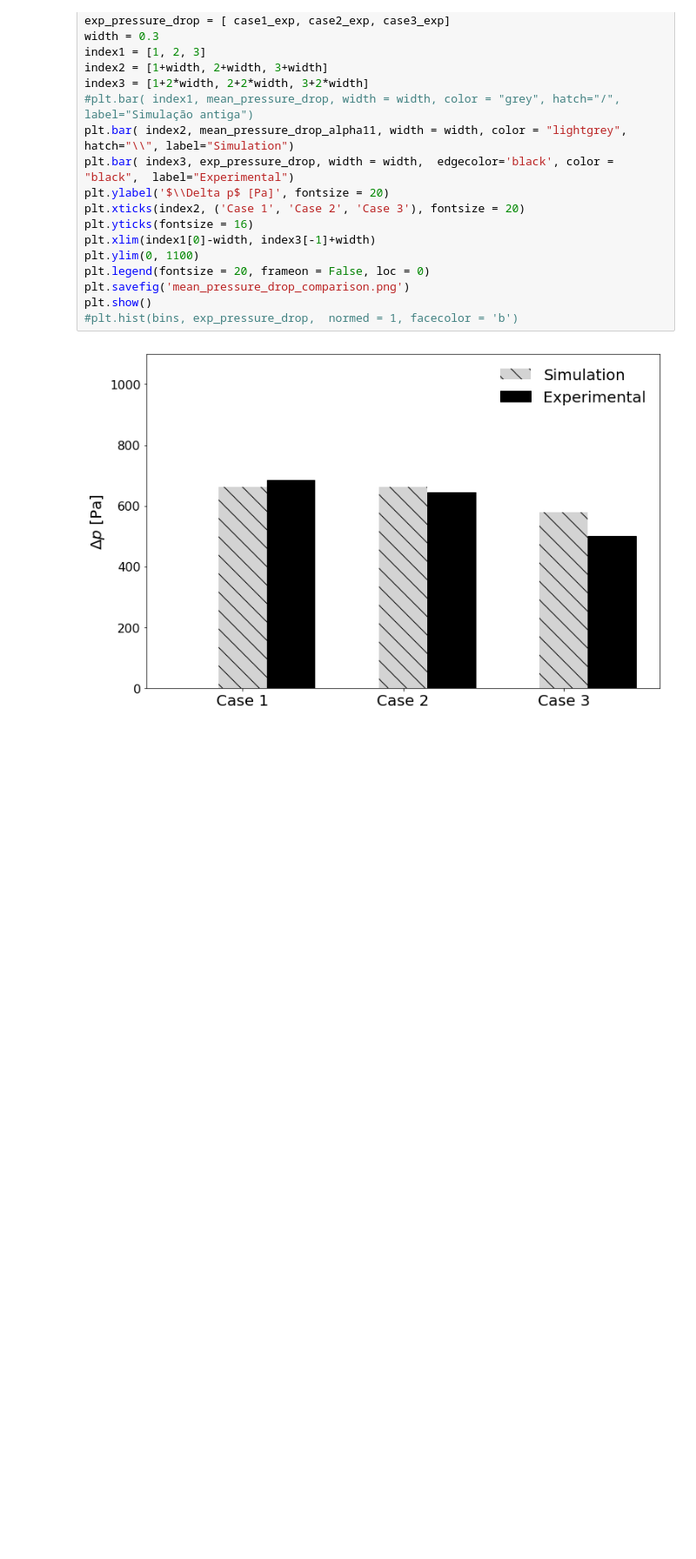
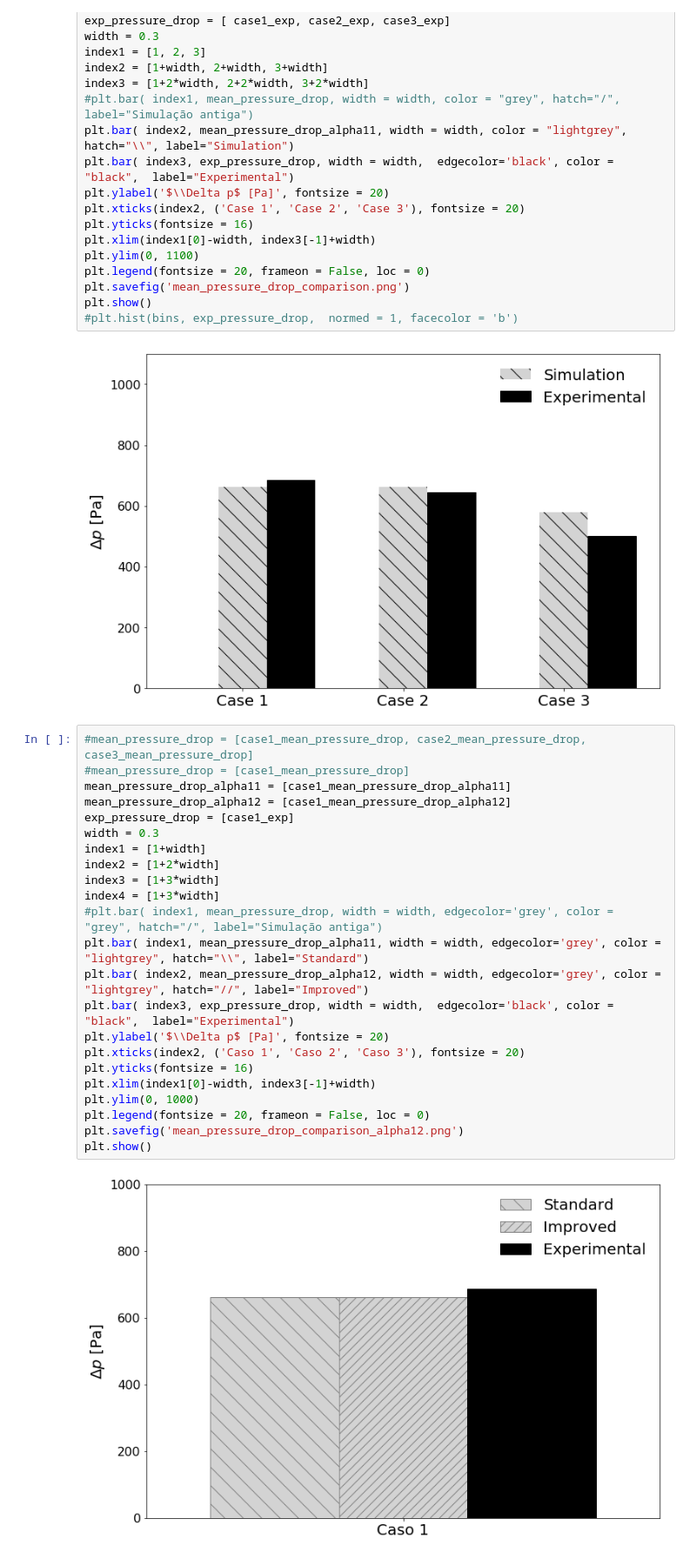
Before and after one commit to lucillalmeida/doutorado-validacoes, a Jupyter notebook: fluidized-bed/Pressure_drop_comparion.ipynb, the cells around one changed output. Shown at 87% size. Saved outputs shown, nothing was run; the diff lists cells and outputs as text; blank space fills up the shorter version.

```diff
--- a/fluidized-bed/Pressure_drop_comparion.ipynb
+++ b/fluidized-bed/Pressure_drop_comparion.ipynb
@@ -396,3 +415,28 @@ plt.show()
 #plt.hist(bins, exp_pressure_drop,  normed = 1, facecolor = 'b')
 # %% [output]
 [figure]
+# %%
+#mean_pressure_drop = [case1_mean_pressure_drop, case2_mean_pressure_drop, case3_mean_pressure_drop]
+#mean_pressure_drop = [case1_mean_pressure_drop]
+mean_pressure_drop_alpha11 = [case1_mean_pressure_drop_alpha11]
+mean_pressure_drop_alpha12 = [case1_mean_pressure_drop_alpha12]
+exp_pressure_drop = [case1_exp]
+width = 0.3
+index1 = [1+width]
+index2 = [1+2*width]
+index3 = [1+3*width]
+index4 = [1+3*width]
+#plt.bar( index1, mean_pressure_drop, width = width, edgecolor='grey', color = "grey", hatch="/", label="Simulação antiga")
+plt.bar( index1, mean_pressure_drop_alpha11, width = width, edgecolor='grey', color = "lightgrey", hatch="\\", label="Standard")
+plt.bar( index2, mean_pressure_drop_alpha12, width = width, edgecolor='grey', color = "lightgrey", hatch="//", label="Improved")
+plt.bar( index3, exp_pressure_drop, width = width,  edgecolor='black', color = "black",  label="Experimental")
+plt.ylabel('$\\Delta p$ [Pa]', fontsize = 20)
+plt.xticks(index2, ('Caso 1', 'Caso 2', 'Caso 3'), fontsize = 20)
+plt.yticks(fontsize = 16)
+plt.xlim(index1[0]-width, index3[-1]+width)
+plt.ylim(0, 1000)
+plt.legend(fontsize = 20, frameon = False, loc = 0)
+plt.savefig('mean_pressure_drop_comparison_alpha12.png')
+plt.show()
+# %% [output]
+[figure, added]
```
Also changed, not shown: parts of 4 cells of this notebook, 10 other files.
